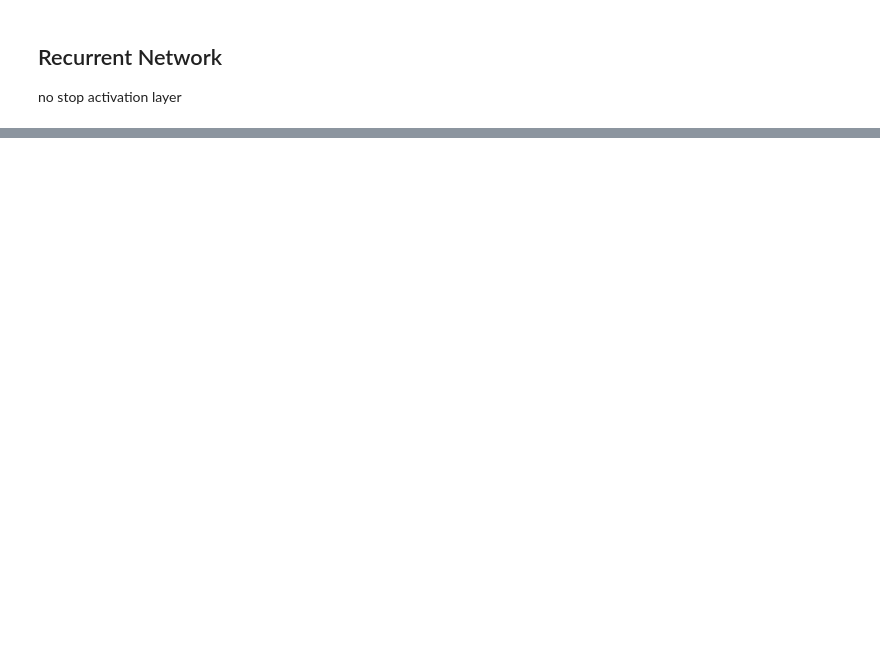
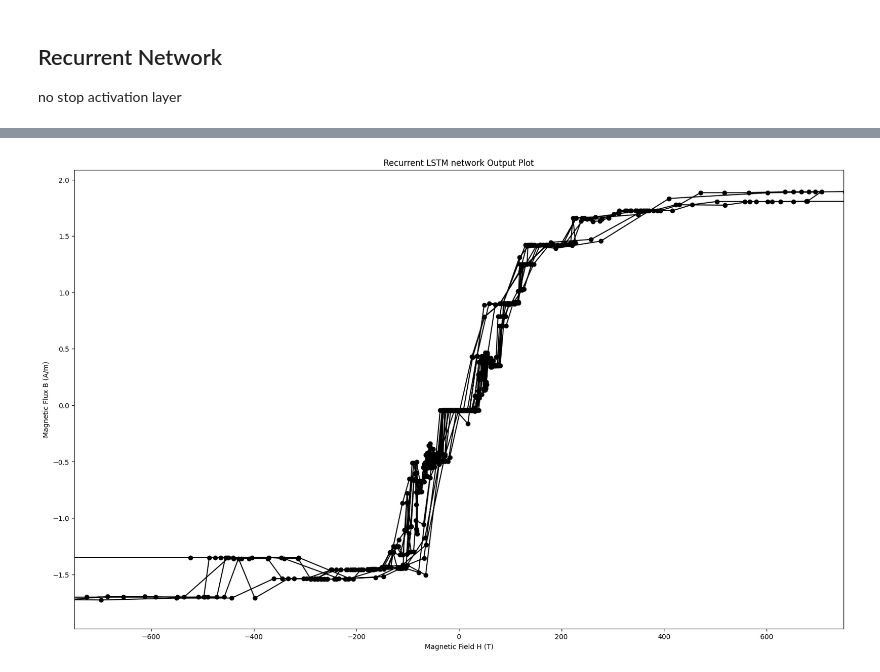
Before and after one commit to david-a-lowther/ecse458_dp20, a Jupyter notebook: test_networks.ipynb, the cells around one changed output, grey strips where cells are left out. Saved outputs shown, nothing was run; the diff lists cells and outputs as text; code cells hidden in the pictures; blank space fills up the shorter version.

```diff
--- a/test_networks.ipynb
+++ b/test_networks.ipynb
@@ -126,0 +252,4 @@ rnn_model.evaluate(test_x, test_y)
+# %%
+plot_predicted(test_next_h, rnn_prediction, "Recurrent LSTM network")
+# %% [output]
+[figure, added]
```
Also changed, not shown: parts of 13 cells of this notebook, 5 other files.
